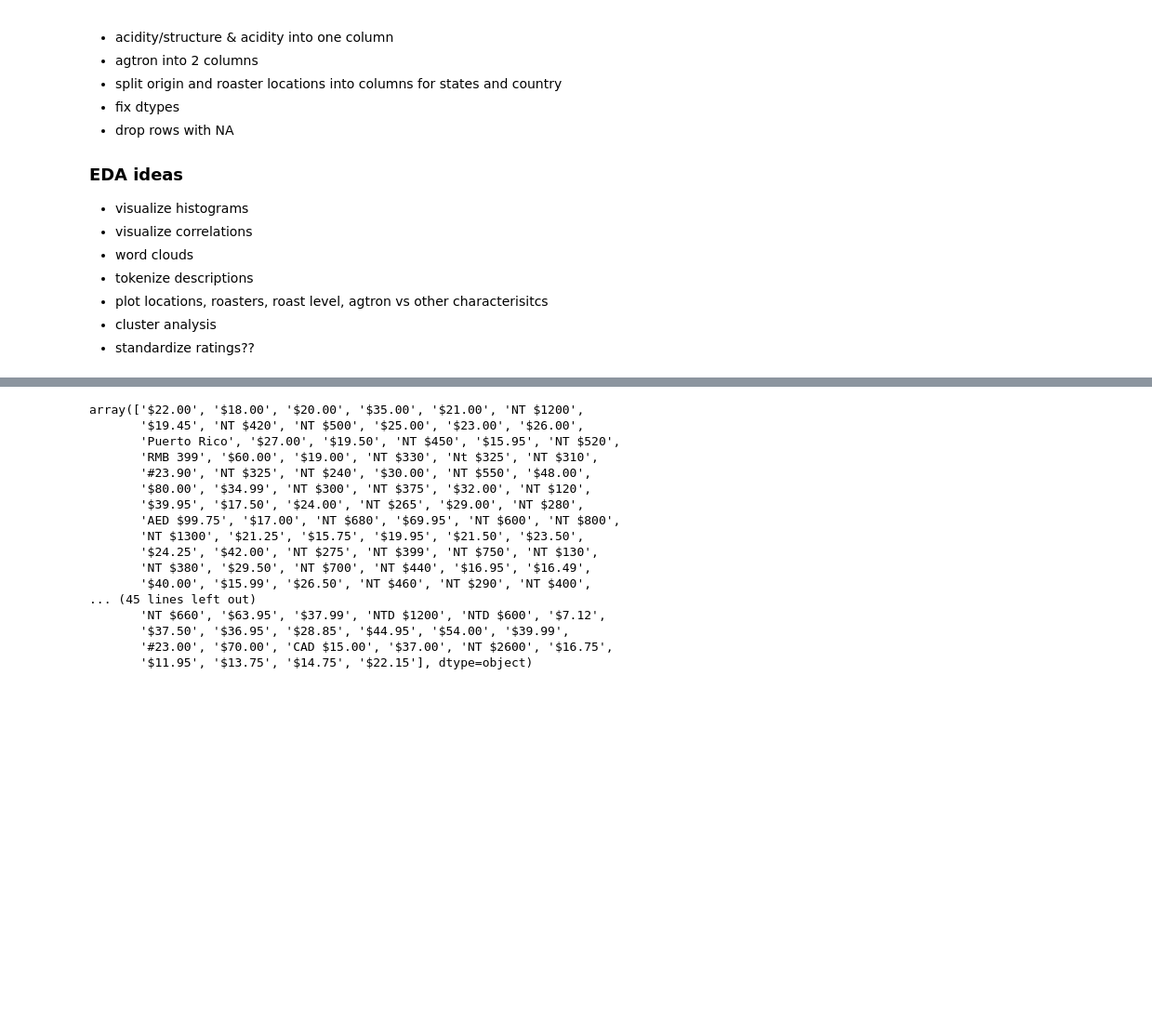
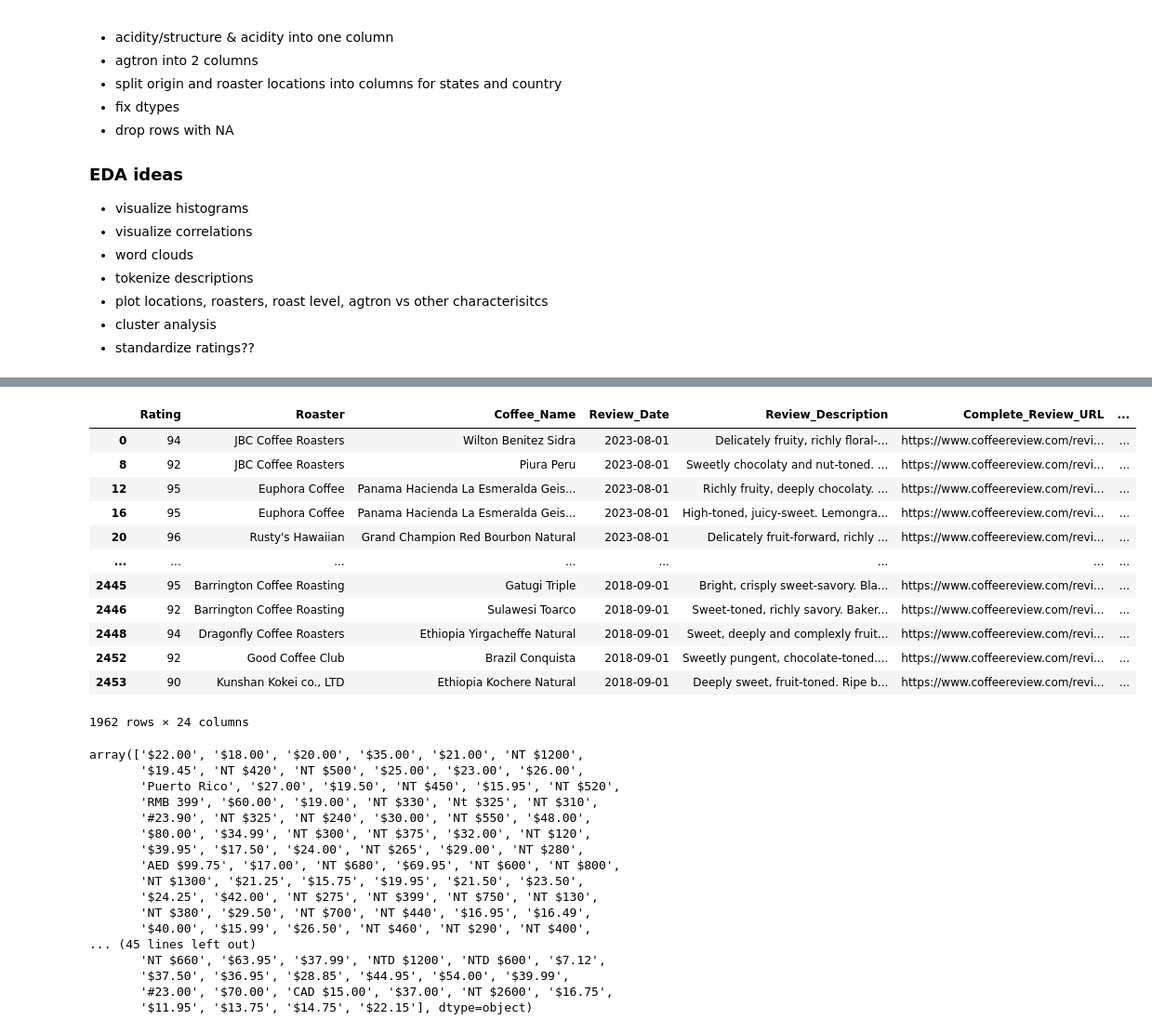
Before and after one commit to tynardone/coffee-reviews-analysis, a Jupyter notebook: coffee-review-eda.ipynb, the cells around one changed output, grey strips where cells are left out. Shown at 93% size. Drawn from its saved outputs; the diff is of its cells as text; code cells hidden in the pictures; blank space fills up the shorter version.

Commit message:
Remove duplicates and reset index

```diff
--- a/coffee-review-eda.ipynb
+++ b/coffee-review-eda.ipynb
@@ -39,6 +39,8 @@ def tweak_coffee(df):
             .rename(columns = lambda c: c.replace(' ', '_'))
             .rename(columns = {'Coffee_Origin': 'Origin',
                                'Est._Price': 'Price'})
+            # Remove duplicates based on roaster and name of roast
+            .drop_duplicates(subset=['Roaster', 'Coffee_Name'])
             # Clean up columns. Create datetime column from Review_Date. Split Agtron into two columns.
             # Split Price into a column for cost and a column for amount.
             .assign(Review_Date = pd.to_datetime(df['Review_Date'], format='%b %Y'),
@@ -62,12 +64,13 @@ def tweak_coffee(df):
                      'Roaster_Location':'category',
                      'Agtron_External':'int64', 'Agtron_Ground':'int64',
                      'Aftertaste': 'int64', 'Aroma': 'int64', 'Body': 'int64',
-                     'Flavor': 'int64', 'Acidity': 'int64', 'Currency: 'cat',
-                     'Price': 'float
-                     })
+                     'Flavor': 'int64', 'Acidity': 'int64', 'Currency': 'category',
+                     'Price': 'float'}
+                   )
+            .reset_index(drop=True)
 
            )
 
 coffee = tweak_coffee(df)
-coffee.sample(5)
+coffee.info()
 # %% [output]
@@ -144,0 +104,17 @@ curr_pat = r'(\d+\.\d+)'
+# %%
+(coffee.drop_duplicates(subset=['Roaster', 'Coffee_Name'])
+)
+# %% [output]
+|  | Rating | Roaster | Coffee_Name | Review_Date | Review_Description | Complete_Review_URL | ... |
+| 0 | 94 | JBC Coffee Roasters | Wilton Benitez Sidra | 2023-08-01 | Delicately fruity, richly floral-... | https://www.coffeereview.com/revi... | ... |
+| 8 | 92 | JBC Coffee Roasters | Piura Peru | 2023-08-01 | Sweetly chocolaty and nut-toned. ... | https://www.coffeereview.com/revi... | ... |
+| 12 | 95 | Euphora Coffee | Panama Hacienda La Esmeralda Geis... | 2023-08-01 | Richly fruity, deeply chocolaty. ... | https://www.coffeereview.com/revi... | ... |
+| 16 | 95 | Euphora Coffee | Panama Hacienda La Esmeralda Geis... | 2023-08-01 | High-toned, juicy-sweet. Lemongra... | https://www.coffeereview.com/revi... | ... |
+| 20 | 96 | Rusty's Hawaiian | Grand Champion Red Bourbon Natural | 2023-08-01 | Delicately fruit-forward, richly ... | https://www.coffeereview.com/revi... | ... |
+| ... | ... | ... | ... | ... | ... | ... | ... |
+| 2445 | 95 | Barrington Coffee Roasting | Gatugi Triple | 2018-09-01 | Bright, crisply sweet-savory. Bla... | https://www.coffeereview.com/revi... | ... |
+| 2446 | 92 | Barrington Coffee Roasting | Sulawesi Toarco | 2018-09-01 | Sweet-toned, richly savory. Baker... | https://www.coffeereview.com/revi... | ... |
+| 2448 | 94 | Dragonfly Coffee Roasters | Ethiopia Yirgacheffe Natural | 2018-09-01 | Sweet, deeply and complexly fruit... | https://www.coffeereview.com/revi... | ... |
+| 2452 | 92 | Good Coffee Club | Brazil Conquista | 2018-09-01 | Sweetly pungent, chocolate-toned.... | https://www.coffeereview.com/revi... | ... |
+| 2453 | 90 | Kunshan Kokei co., LTD | Ethiopia Kochere Natural | 2018-09-01 | Deeply sweet, fruit-toned. Ripe b... | https://www.coffeereview.com/revi... | ... |
+1962 rows × 24 columns
```
Also changed, not shown: parts of 5 cells of this notebook.
